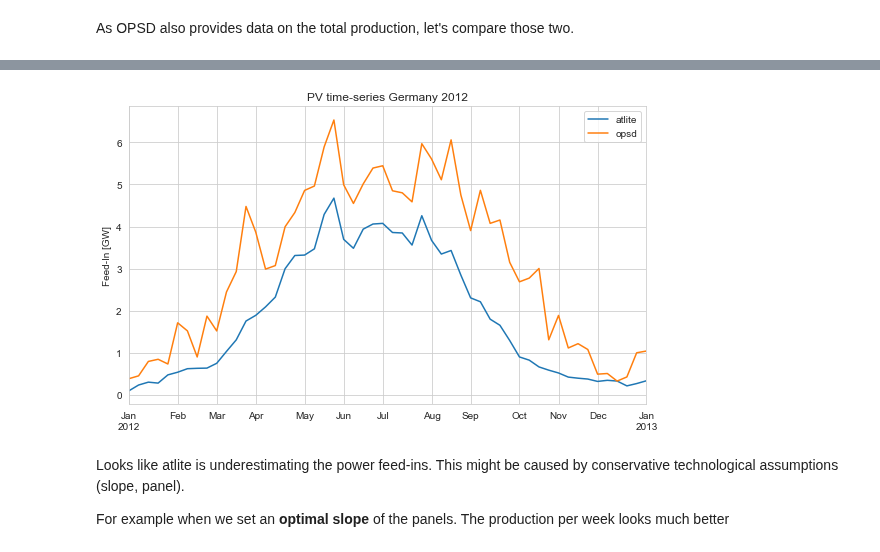
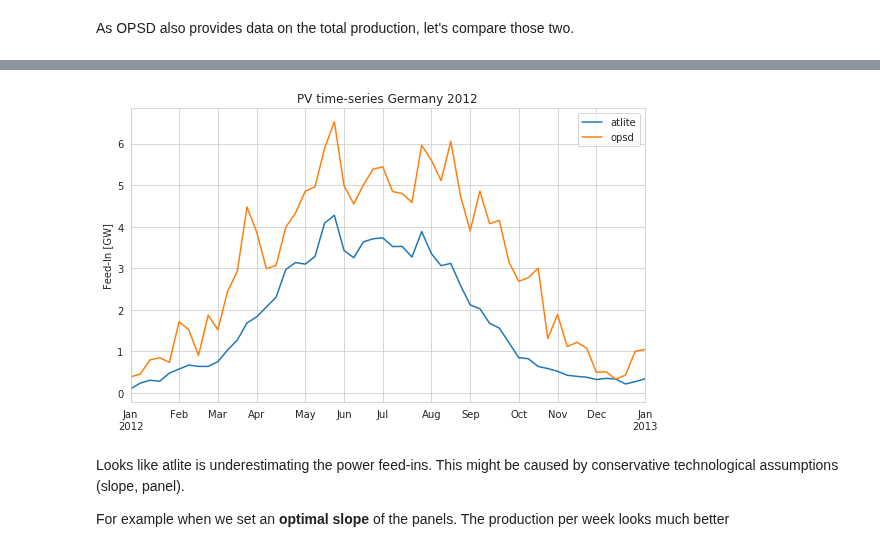
Before and after one commit to PyPSA/atlite, a Jupyter notebook: examples/historic-comparison-germany.ipynb, the cells around one changed output, grey strips where cells are left out. Drawn from its saved outputs; the diff is of its cells as text; code cells hidden in the pictures.

```diff
--- a/examples/historic-comparison-germany.ipynb
+++ b/examples/historic-comparison-germany.ipynb
@@ -239,5 +254,5 @@ As OPSD also provides data on the total production, let's compare those two.
 # %%
-compare = pd.DataFrame(dict(atlite=pv.to_pandas(), opsd=opsd['DE_solar_generation_actual'])) /1e3 # in GW
+compare = pd.DataFrame(dict(atlite=pv.squeeze().to_series(), opsd=opsd['DE_solar_generation_actual'])) /1e3 # in GW
 compare.resample('1W').mean().plot(figsize=(8,5))
 plt.ylabel("Feed-In [GW]")
 plt.title('PV time-series Germany 2012')
@@ -248,4 +261,4 @@ plt.tight_layout()
-[figure, old version]
+[figure, new version]
 # %% [markdown]
 Looks like atlite is underestimating the power feed-ins. This might be caused by conservative technological assumptions (slope, panel).
 
```
Also changed, not shown: parts of 20 cells of this notebook, 6 other files.
